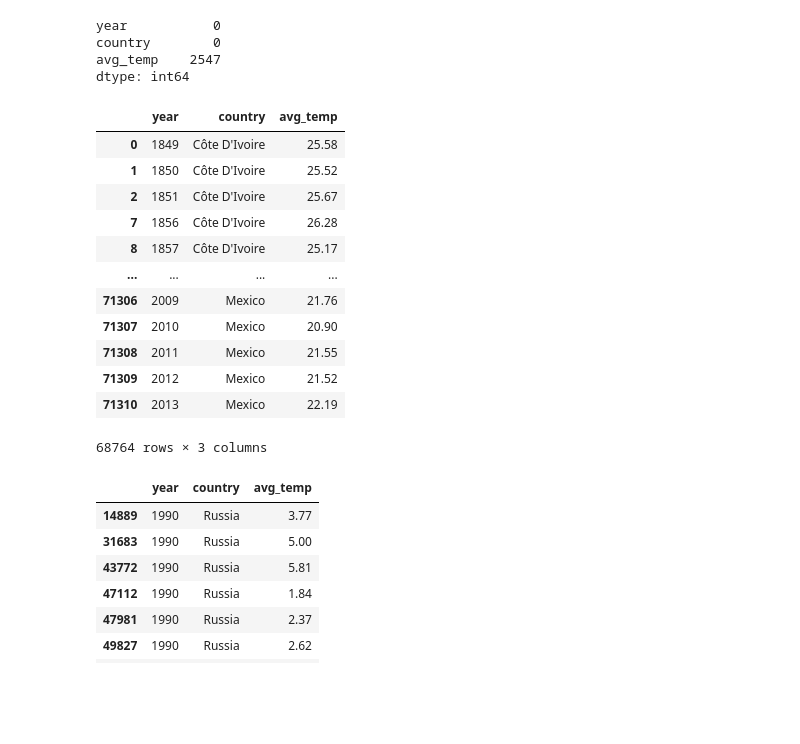
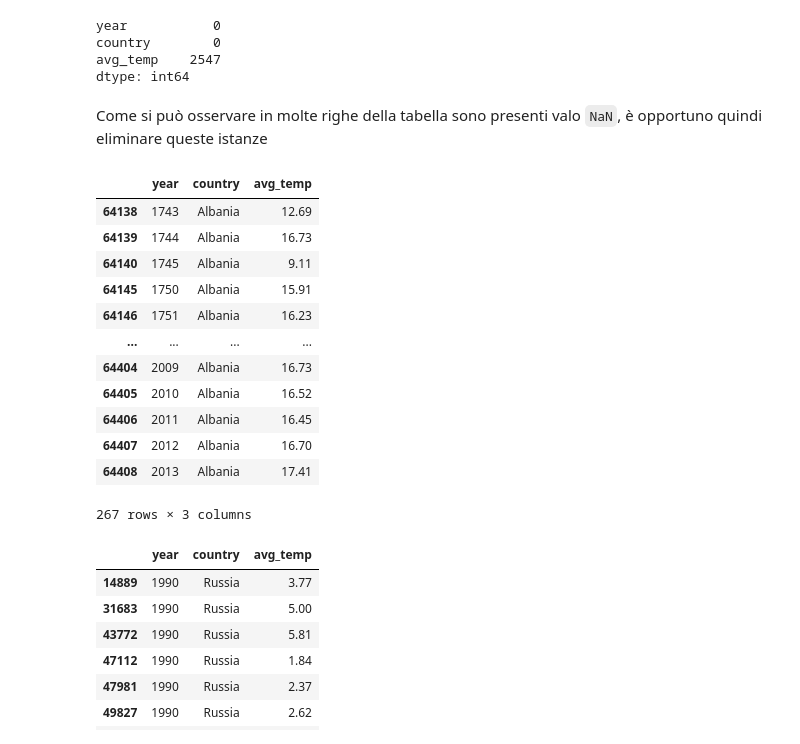
Before and after one commit to eduardalexandrut/WheatYieldPredictor, a Jupyter notebook: WheatPricePredictor.ipynb, the cells around one changed output. Drawn from its saved outputs; the diff is of its cells as text; code cells hidden in the pictures; blank space fills up the shorter version.

Commit message:
Added some graphs and modified temp dataframe

```diff
--- a/WheatPricePredictor.ipynb
+++ b/WheatPricePredictor.ipynb
@@ -253,24 +253,26 @@ year           0
 country        0
 avg_temp    2547
 dtype: int64
+# %% [markdown]
+Come si può osservare in molte righe della tabella sono presenti valo `NaN`, è opportuno quindi eliminare queste istanze
 # %%
 temp_data = temp_data.dropna()
 # %%
-temp_data
+temp_data[temp_data['country']=='Albania']
 # %% [output]
 |  | year | country | avg_temp |
-| 0 | 1849 | Côte D'Ivoire | 25.58 |
-| 1 | 1850 | Côte D'Ivoire | 25.52 |
-| 2 | 1851 | Côte D'Ivoire | 25.67 |
-| 7 | 1856 | Côte D'Ivoire | 26.28 |
-| 8 | 1857 | Côte D'Ivoire | 25.17 |
+| 64138 | 1743 | Albania | 12.69 |
+| 64139 | 1744 | Albania | 16.73 |
+| 64140 | 1745 | Albania | 9.11 |
+| 64145 | 1750 | Albania | 15.91 |
+| 64146 | 1751 | Albania | 16.23 |
 | ... | ... | ... | ... |
-| 71306 | 2009 | Mexico | 21.76 |
-| 71307 | 2010 | Mexico | 20.90 |
-| 71308 | 2011 | Mexico | 21.55 |
-| 71309 | 2012 | Mexico | 21.52 |
-| 71310 | 2013 | Mexico | 22.19 |
+| 64404 | 2009 | Albania | 16.73 |
+| 64405 | 2010 | Albania | 16.52 |
+| 64406 | 2011 | Albania | 16.45 |
+| 64407 | 2012 | Albania | 16.70 |
+| 64408 | 2013 | Albania | 17.41 |
-68764 rows × 3 columns
+267 rows × 3 columns
 # %%
 temp_data[(temp_data['country']=='Russia') & (temp_data['year']==1990)]
 # %% [output]
```
Also changed, not shown: parts of 8 cells of this notebook.
